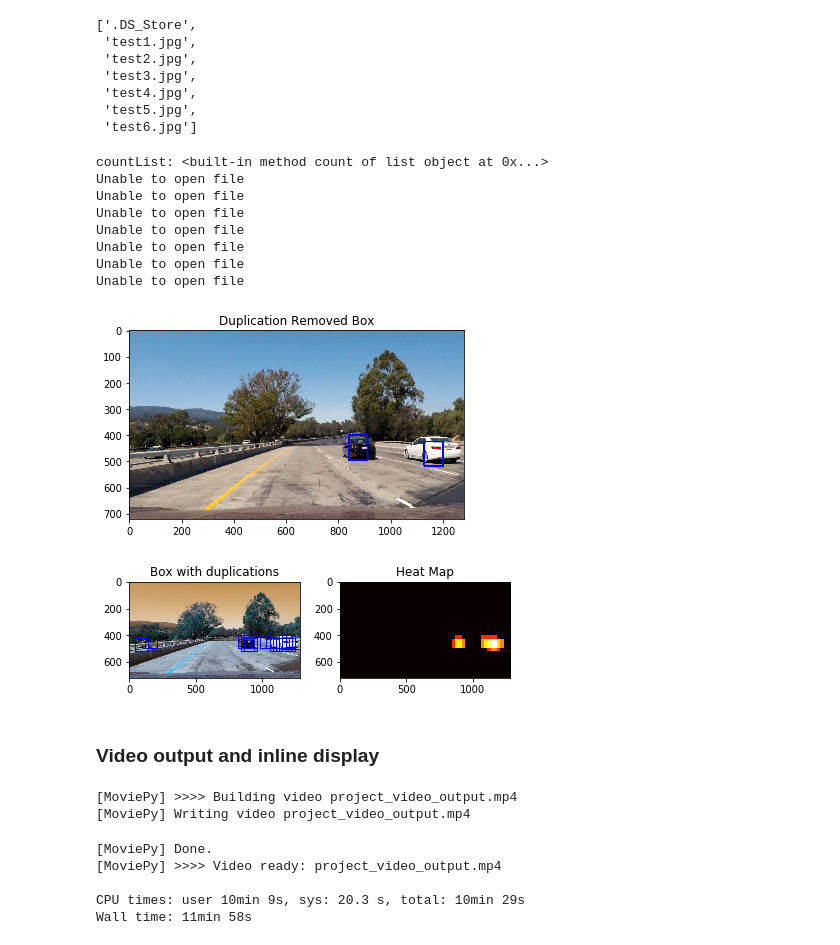
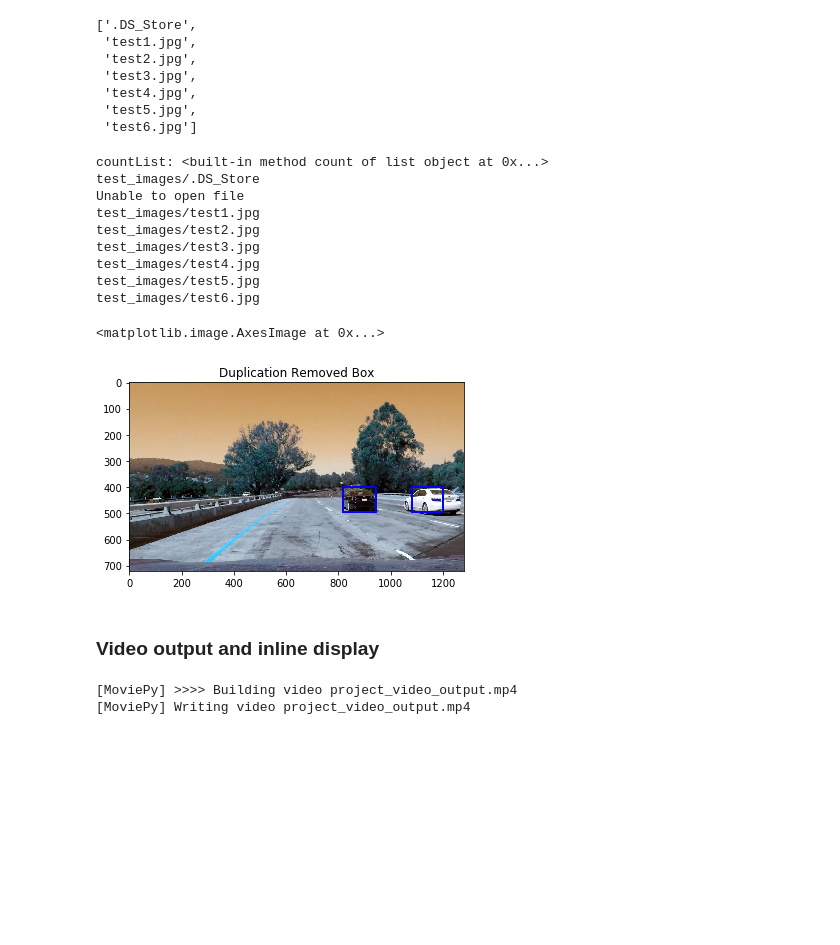
Before and after one commit to vikasiyer/cardnd-term1-p5, a Jupyter notebook: P5.ipynb, the cells around one changed output. Cells and saved outputs as stored; diff of their text form; code cells hidden in the pictures; blank space fills up the shorter version.

```diff
--- a/P5.ipynb
+++ b/P5.ipynb
@@ -849,72 +870,80 @@ os.listdir("test_images/")
  'test5.jpg',
  'test6.jpg']
 # %%
+from collections import deque
+#history = deque(maxlen = 8)
+
 def process_image(im):
+    boxToSave = []
+    scaleArray = [1,1.5,2,2.5,3]
+    for scale in scaleArray:
+        result, boxToSave = find_cars(im, ystart, ystop, scale, svc, X_scaler, orient, pix_per_cell, cell_per_block, spatial_size, hist_bins, color_space, boxToSave)
 
-    result = find_cars(im, ystart, ystop, scale, svc, X_scaler, orient, pix_per_cell, cell_per_block, spatial_size, hist_bins, color_space)
+    with open("bbox_pickle.p", "wb" ) as file:
+        pickle.dump(boxToSave, file)
     result,heatmap = removeFalsePositives(im)
+    boxToSave = []
+    #history.append(heatmap)
     return result
 # %%
 def plotLinesAndSaveToDisk():
     testImageDir = "test_images/"
     outputImageDir = "output_images/"
     list = os.listdir("test_images/")
     print ("countList:",list.count)
+    history = deque(maxlen = 8)
 
     for imgName in os.listdir("test_images/"):
         imagePath = testImageDir + imgName
+        print(imagePath)
 
 
         try:
-            #print("inputImagePath:",imagePath)
-            im = imageio.imread(imagePath)
-            #plt.imshow(im)
-            #imageWithLine = plotLinesNew(im)
-            out_img, heatmap = process_image(im)
-            #find_cars(im, ystart, ystop, scale, svc, X_scaler, orient, pix_per_cell, cell_per_block, spatial_size, hist_bins)
-            #plt.imshow(processedImage)
-            #outputPath = testImageDir + "Output/" + imgName
+            im1 = imageio.imread(imagePath)
+            im1 = cv2.imread(imagePath)
+            out_img = process_image(im1)
             outputPath = outputImageDir +"output"+ imgName
-            #print("outputPath:",outputPath)
             imageio.imwrite(outputPath, out_img)
 
         except ValueError as e:
             print("Unable to open file")
-            #print('errno:', e.errno)
 
 
 plotLinesAndSaveToDisk()
 sampleOutputImage = imageio.imread("output_images/outputtest1.jpg")
 plt.title("Duplication Removed Box")
 plt.imshow(sampleOutputImage)
 
-fig = plt.figure()
-plt.subplot(121)
-plt.imshow(out_img)
-plt.title('Box with duplications')
-plt.subplot(122)
-plt.imshow(heatmap, cmap='hot')
-plt.title('Heat Map')
-fig.tight_layout()
+#fig = plt.figure()
+#plt.subplot(121)
+#plt.imshow(out_img)
+#plt.title('Box with duplications')
+#plt.subplot(122)
+#plt.imshow(heatmap, cmap='hot')
+#plt.title('Heat Map')
+#fig.tight_layout()
 # %% [output]
 countList: <built-in method count of list object at 0x...>
+test_images/.DS_Store
 Unable to open file
-Unable to open file
-Unable to open file
-Unable to open file
-Unable to open file
-Unable to open file
-Unable to open file
+test_images/test1.jpg
+test_images/test2.jpg
+test_images/test3.jpg
+test_images/test4.jpg
+test_images/test5.jpg
+test_images/test6.jpg
+<matplotlib.image.AxesImage at 0x...>
-[figure, old version]
+[figure, new version]
-[figure, removed]
 # %% [markdown]
 ### Video output and inline display
 # %%
 from moviepy.editor import VideoFileClip
 from IPython.display import HTML
 
+history = deque(maxlen = 8)
 outputVideo = 'project_video_output.mp4'
 inputVideo  = VideoFileClip("project_video.mp4")
+#inputVideo  = VideoFileClip("test_video.mp4")
 
 clip = inputVideo.fl_image(process_image)
 
@@ -922,11 +951,6 @@ clip = inputVideo.fl_image(process_image)
 # %% [output]
 [MoviePy] >>>> Building video project_video_output.mp4
 [MoviePy] Writing video project_video_output.mp4
-[MoviePy] Done.
-[MoviePy] >>>> Video ready: project_video_output.mp4
-
-CPU times: user 10min 9s, sys: 20.3 s, total: 10min 29s
-Wall time: 11min 58s
 # %%
 HTML("""
 <video width="960" height="540" controls>
```
Also changed, not shown: parts of 6 cells of this notebook, 10 other files.
